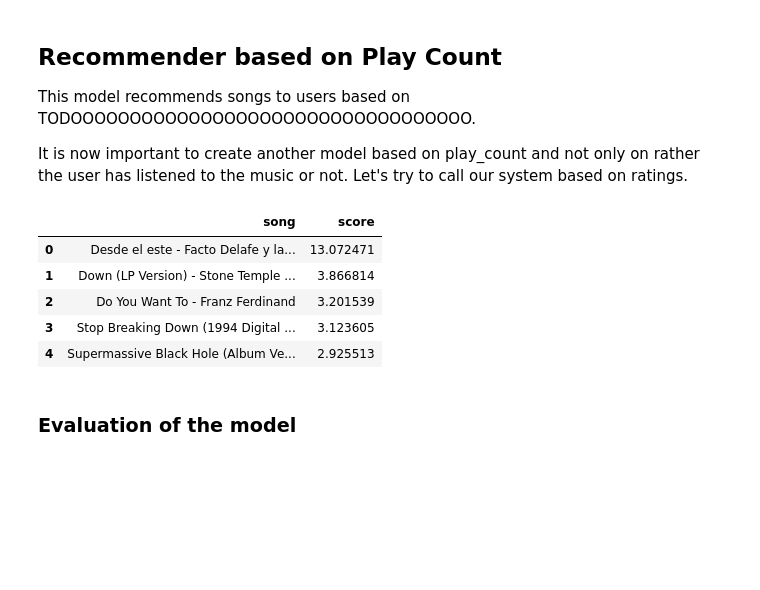
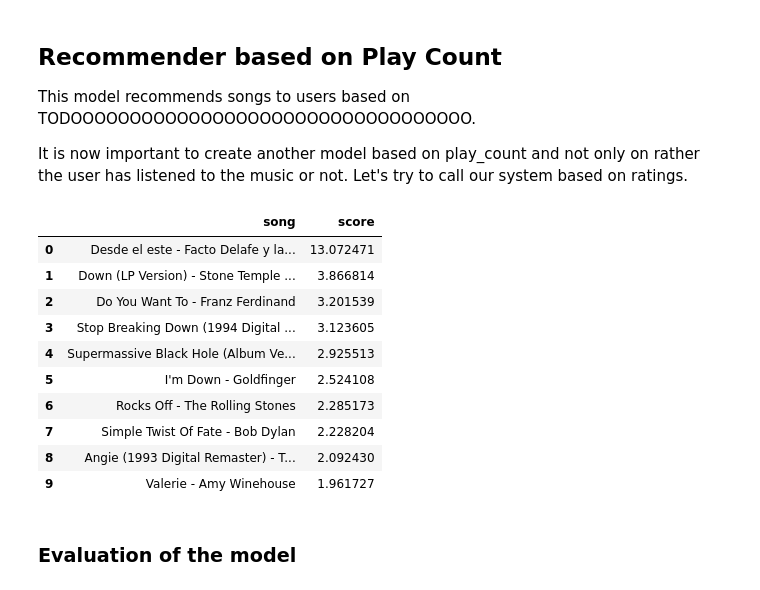
Before and after one commit to PierreChag/fml-spotify-recommendation, a Jupyter notebook: Recommender.ipynb, the cells around one changed output. Cells and saved outputs as stored; diff of their text form; code cells hidden in the pictures; blank space fills up the shorter version.

```diff
--- a/Recommender.ipynb
+++ b/Recommender.ipynb
@@ -34,7 +32,7 @@ df.drop(['title', 'artist_name'], axis=1, inplace=True)
 # Minimal number of songs a user must have listened to be kept in our dataset
 min_songs = 10
 # Minimal number of times a song must have been listened to be kept in our dataset
-min_listenings = 10
+min_listenings = 20
 # %%
 # Count how many songs each user listened to
 df['user_n_songs'] = df.groupby('user_id')['song'].transform('count')
@@ -64,3 +62,6 @@ df_test.head()
 In this part, we will create, test and evaluate different model to give recommendations. The different recommender can be found in the file `Recommenders.py`, and the functions to evaluate the recommenders can be found in `Evaluation.py`.
 # %%
 evaluation = Evaluation.Evaluation(user_ids, df_test, seed)
+
+seed = 123
+sample_fraction = 0.7
@@ -123,17 +151,22 @@ This model recommends songs to users based on TODOOOOOOOOOOOOOOOOOOOOOOOOOOOOOOO
 
 It is now important to create another model based on play_count and not only on rather the user has listened to the music or not. Let's try to call our system based on ratings.
 # %%
-reco_play = Recommenders.PlayCountRecommender(df_test)
+reco_play = Recommenders.PlayCountRecommender(df_test, seed, sample_fraction)
 
 # Example with user ee7aa84c164038c963cfd02a7e52a5598aa470c3
-reco_sim.recommend('ee7aa84c164038c963cfd02a7e52a5598aa470c3', 5, seed)[0]
+reco_play.recommend('ee7aa84c164038c963cfd02a7e52a5598aa470c3', 10)[0]
 # %% [output]
 |  | song | score |
 | 0 | Desde el este - Facto Delafe y la... | 13.072471 |
 | 1 | Down (LP Version) - Stone Temple ... | 3.866814 |
 | 2 | Do You Want To - Franz Ferdinand | 3.201539 |
 | 3 | Stop Breaking Down (1994 Digital ... | 3.123605 |
 | 4 | Supermassive Black Hole (Album Ve... | 2.925513 |
+| 5 | I'm Down - Goldfinger | 2.524108 |
+| 6 | Rocks Off - The Rolling Stones | 2.285173 |
+| 7 | Simple Twist Of Fate - Bob Dylan | 2.228204 |
+| 8 | Angie (1993 Digital Remaster) - T... | 2.092430 |
+| 9 | Valerie - Amy Winehouse | 1.961727 |
 # %% [markdown]
 ### Evaluation of the model
 # %%
```
Also changed, not shown: parts of 7 cells of this notebook, 4 other files.
